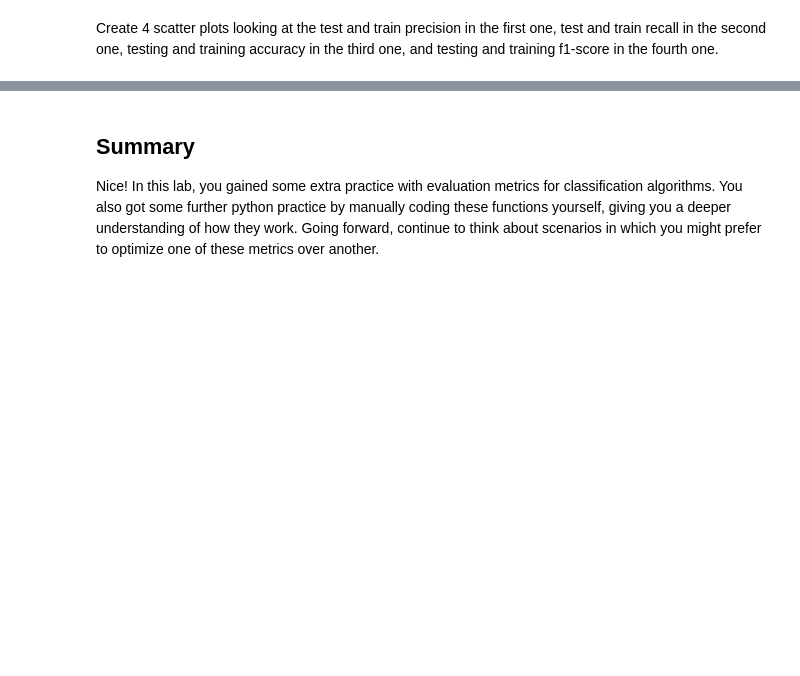
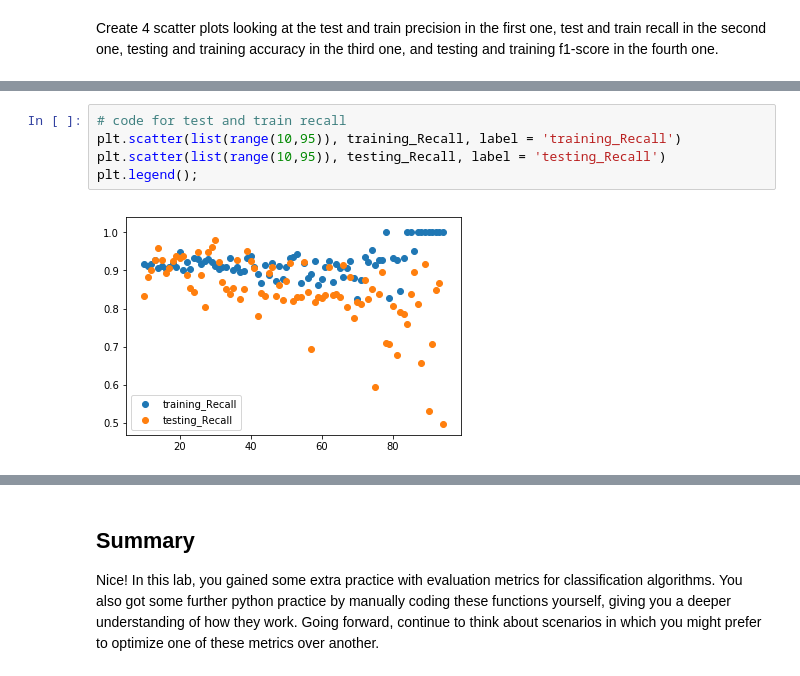
Before and after one commit to magnawhale/dsc-evaluating-logistic-regression-models-lab-online-ds-ft-051319, a Jupyter notebook: index.ipynb, the cells around one changed output, grey strips where cells are left out. Drawn from its saved outputs; the diff is of its cells as text; blank space fills up the shorter version.

```diff
--- a/index.ipynb
+++ b/index.ipynb
@@ -205,0 +213,7 @@ Create 4 scatter plots looking at the test and train precision in the first one,
+# %%
+# code for test and train recall
+plt.scatter(list(range(10,95)), training_Recall, label = 'training_Recall')
+plt.scatter(list(range(10,95)), testing_Recall, label = 'testing_Recall')
+plt.legend();
+# %% [output]
+[figure, added]
```
Also changed, not shown: parts of 9 cells of this notebook.
